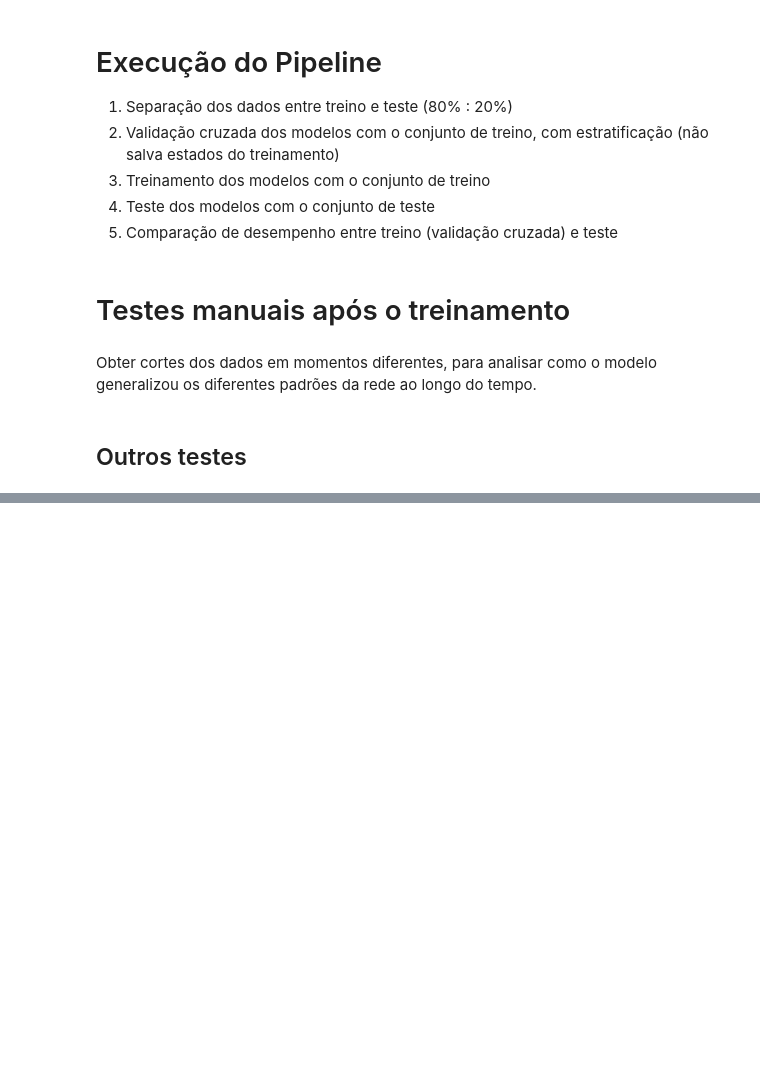
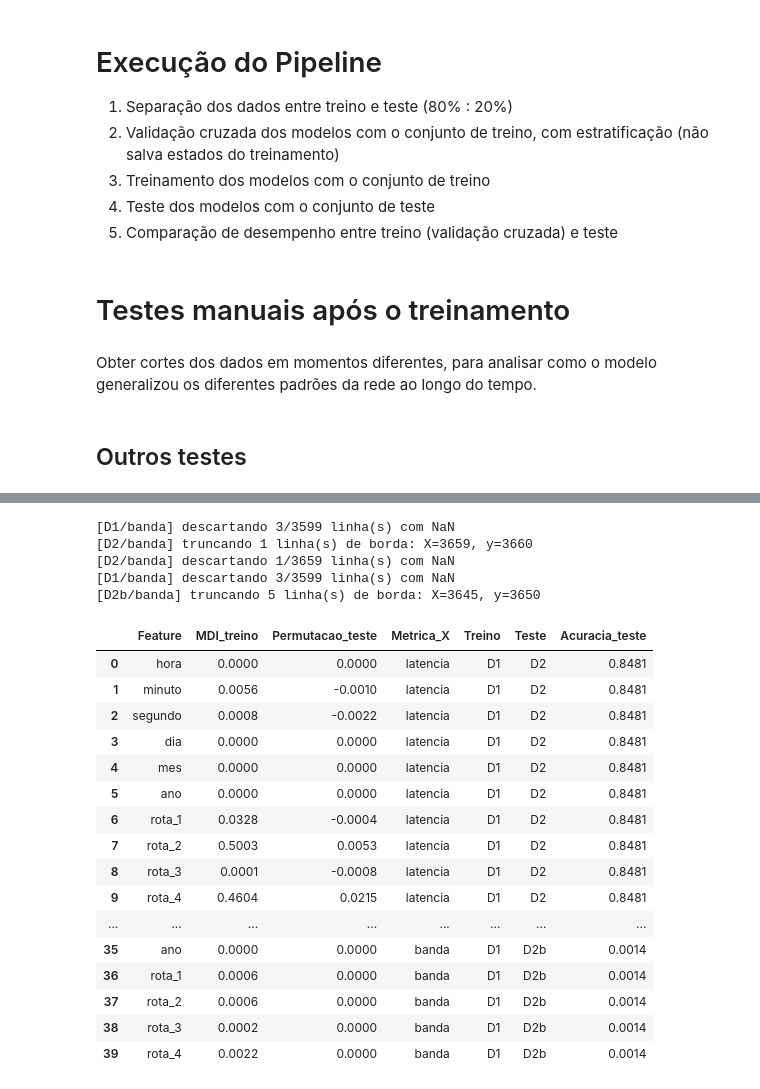
Before and after one commit to auerbeatriz/path-aware-datasets, a Jupyter notebook: Análise_de_modelos_de_ML_para_previsão_de_caminhos.ipynb, the cells around one changed output, grey strips where cells are left out. Drawn from its saved outputs; the diff is of its cells as text; code cells hidden in the pictures; blank space fills up the shorter version.

```diff
--- a/Análise_de_modelos_de_ML_para_previsão_de_caminhos.ipynb
+++ b/Análise_de_modelos_de_ML_para_previsão_de_caminhos.ipynb
@@ -929,0 +1205,38 @@ test_results = evaluate_on_test(X_fraction, y_fraction, trained_pipelines, class
+# %%
+casos_importancia = [
+    ('D1', 'D2', 'latencia'),
+    ('D1', 'D2b', 'latencia'),
+    ('D1', 'D2', 'banda'),
+    ('D1', 'D2b', 'banda'),
+]
+
+tabelas_importancia = [
+    importancia_cross_dataset(treino, teste, metrica)
+    for treino, teste, metrica in casos_importancia
+]
+
+importancia_df = pd.concat(tabelas_importancia, ignore_index=True)
+importancia_df.round(4)
+# %% [output]
+[D1/banda] descartando 3/3599 linha(s) com NaN
+[D2/banda] truncando 1 linha(s) de borda: X=3659, y=3660
+[D2/banda] descartando 1/3659 linha(s) com NaN
+[D1/banda] descartando 3/3599 linha(s) com NaN
+[D2b/banda] truncando 5 linha(s) de borda: X=3645, y=3650
+|  | Feature | MDI_treino | Permutacao_teste | Metrica_X | Treino | Teste | Acuracia_teste |
+| 0 | hora | 0.0000 | 0.0000 | latencia | D1 | D2 | 0.8481 |
+| 1 | minuto | 0.0056 | -0.0010 | latencia | D1 | D2 | 0.8481 |
+| 2 | segundo | 0.0008 | -0.0022 | latencia | D1 | D2 | 0.8481 |
+| 3 | dia | 0.0000 | 0.0000 | latencia | D1 | D2 | 0.8481 |
+| 4 | mes | 0.0000 | 0.0000 | latencia | D1 | D2 | 0.8481 |
+| 5 | ano | 0.0000 | 0.0000 | latencia | D1 | D2 | 0.8481 |
+| 6 | rota_1 | 0.0328 | -0.0004 | latencia | D1 | D2 | 0.8481 |
+| 7 | rota_2 | 0.5003 | 0.0053 | latencia | D1 | D2 | 0.8481 |
+| 8 | rota_3 | 0.0001 | -0.0008 | latencia | D1 | D2 | 0.8481 |
+| 9 | rota_4 | 0.4604 | 0.0215 | latencia | D1 | D2 | 0.8481 |
+| ... | ... | ... | ... | ... | ... | ... | ... |
+| 35 | ano | 0.0000 | 0.0000 | banda | D1 | D2b | 0.0014 |
+| 36 | rota_1 | 0.0006 | 0.0000 | banda | D1 | D2b | 0.0014 |
+| 37 | rota_2 | 0.0006 | 0.0000 | banda | D1 | D2b | 0.0014 |
+| 38 | rota_3 | 0.0002 | 0.0000 | banda | D1 | D2b | 0.0014 |
+| 39 | rota_4 | 0.0022 | 0.0000 | banda | D1 | D2b | 0.0014 |
```
Also changed, not shown: parts of 9 cells of this notebook, 2 other files.
